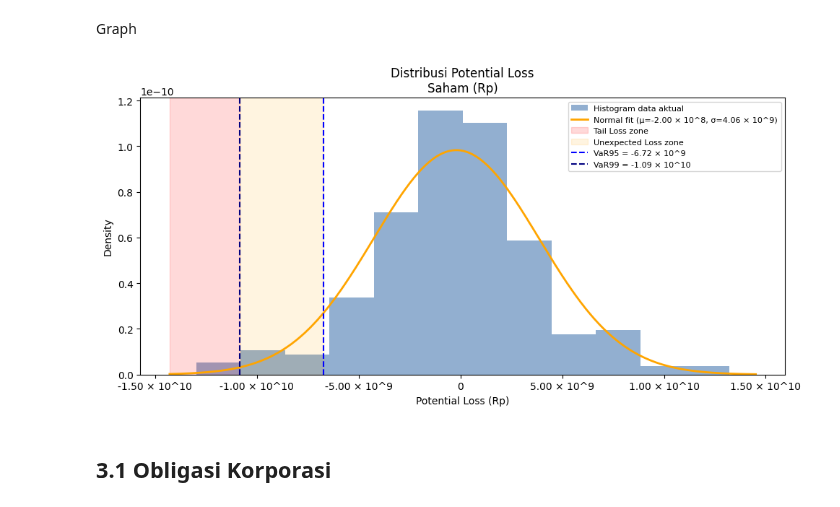
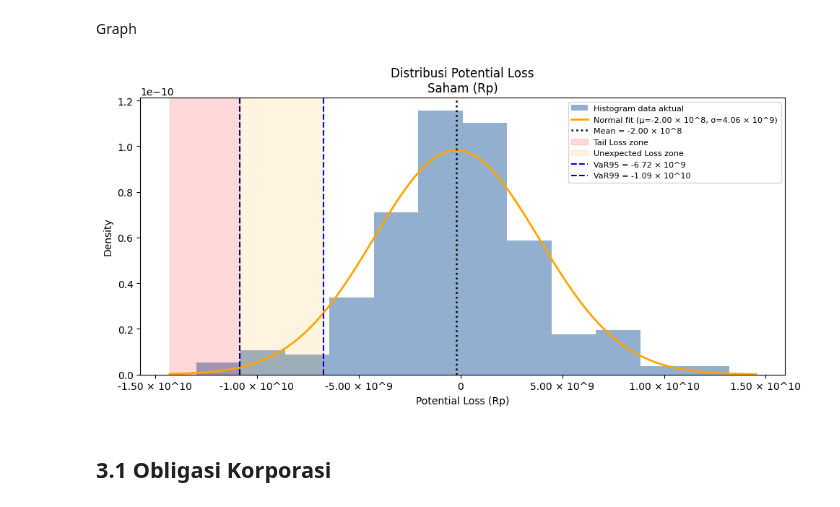
Before and after one commit to iqbaltanjung97/VaR, a Jupyter notebook: VaR_revised.ipynb, the cells around one changed output. Cells and saved outputs as stored; diff of their text form; code cells hidden in the pictures.

```diff
--- a/VaR_revised.ipynb
+++ b/VaR_revised.ipynb
@@ -466,38 +473,45 @@ ax.plot(x, y,
         linewidth=2, color="orange",
         label=f"Normal fit (μ={sci_fmt(mu)}, σ={sci_fmt(sigma)})")
 
+# Mean Line
+ax.axvline(mu,
+           linestyle=":",
+           linewidth=1.8,
+           color="black",
+           label=f"Mean = {sci_fmt(mu)}")
+
 # Shading VaR zones
 ax.axvspan(x_min - 0.05*x_range, q01,
            alpha=0.15, color="red", label="Tail Loss zone")
 ax.axvspan(q01, q05,
            alpha=0.12, color="orange", label="Unexpected Loss zone")
 
 # VaR lines
 ax.axvline(q05, linestyle="--", linewidth=1.5, color="blue",
            label=f"VaR95 = {sci_fmt(q05)}")
 ax.axvline(q01, linestyle="--", linewidth=1.5, color="navy",
            label=f"VaR99 = {sci_fmt(q01)}")
 
 # Threshold lines
 # ax.axvline(lim, linestyle=":", linewidth=1.5, color="green",
 #            label=f"Limit = {sci_fmt(lim)}")
 # ax.axvline(app, linestyle=":", linewidth=1.5, color="gold",
 #            label=f"Appetite = {sci_fmt(app)}")
 # ax.axvline(tol, linestyle=":", linewidth=1.5, color="red",
 #            label=f"Tolerance = {sci_fmt(tol)}")
 
 # Use engineering-style formatting on x-axis
 ax.xaxis.set_major_formatter(fmt)
 
 ax.set_title(f"Distribusi Potential Loss\n{ASSET_NAME} (Rp)")
 ax.set_xlabel("Potential Loss (Rp)")
 ax.set_ylabel("Density")
 ax.grid(False)
 ax.legend(fontsize=8, frameon=True)
 plt.tight_layout()
 plt.show()
 # %% [output]
-[figure, old version]
+[figure, new version]
 # %% [markdown]
 ## 3.1 Obligasi Korporasi
 # %%
```
Also changed, not shown: parts of 7 cells of this notebook.
